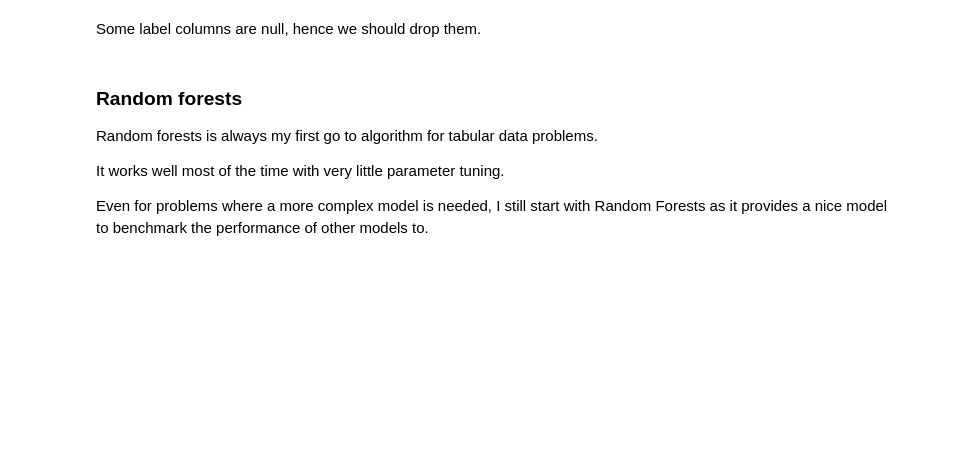
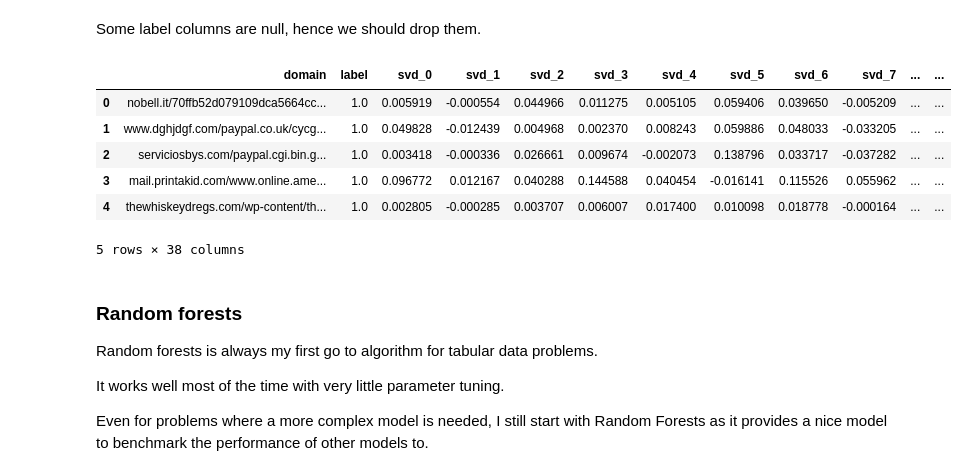
Before and after one commit to pauliinasol/esitehtava-setit, a Jupyter notebook: pre_assignment.ipynb, the cells around one changed output. Saved outputs shown, nothing was run; the diff lists cells and outputs as text; code cells hidden in the pictures; blank space fills up the shorter version.

```diff
--- a/pre_assignment.ipynb
+++ b/pre_assignment.ipynb
@@ -575,6 +645,16 @@ dtype: int64
 Some label columns are null, hence we should drop them.
 # %%
 final_data = final_data.dropna(subset=['label'])
+# %%
+final_data.head()
+# %% [output]
+|  | domain | label | svd_0 | svd_1 | svd_2 | svd_3 | svd_4 | svd_5 | svd_6 | svd_7 | ... | ... |
+| 0 | nobell.it/70ffb52d079109dca5664cc... | 1.0 | 0.005919 | -0.000554 | 0.044966 | 0.011275 | 0.005105 | 0.059406 | 0.039650 | -0.005209 | ... | ... |
+| 1 | www.dghjdgf.com/paypal.co.uk/cycg... | 1.0 | 0.049828 | -0.012439 | 0.004968 | 0.002370 | 0.008243 | 0.059886 | 0.048033 | -0.033205 | ... | ... |
+| 2 | serviciosbys.com/paypal.cgi.bin.g... | 1.0 | 0.003418 | -0.000336 | 0.026661 | 0.009674 | -0.002073 | 0.138796 | 0.033717 | -0.037282 | ... | ... |
+| 3 | mail.printakid.com/www.online.ame... | 1.0 | 0.096772 | 0.012167 | 0.040288 | 0.144588 | 0.040454 | -0.016141 | 0.115526 | 0.055962 | ... | ... |
+| 4 | thewhiskeydregs.com/wp-content/th... | 1.0 | 0.002805 | -0.000285 | 0.003707 | 0.006007 | 0.017400 | 0.010098 | 0.018778 | -0.000164 | ... | ... |
+5 rows × 38 columns
 # %% [markdown]
 ### Random forests
 
```
Also changed, not shown: parts of 49 cells of this notebook.
